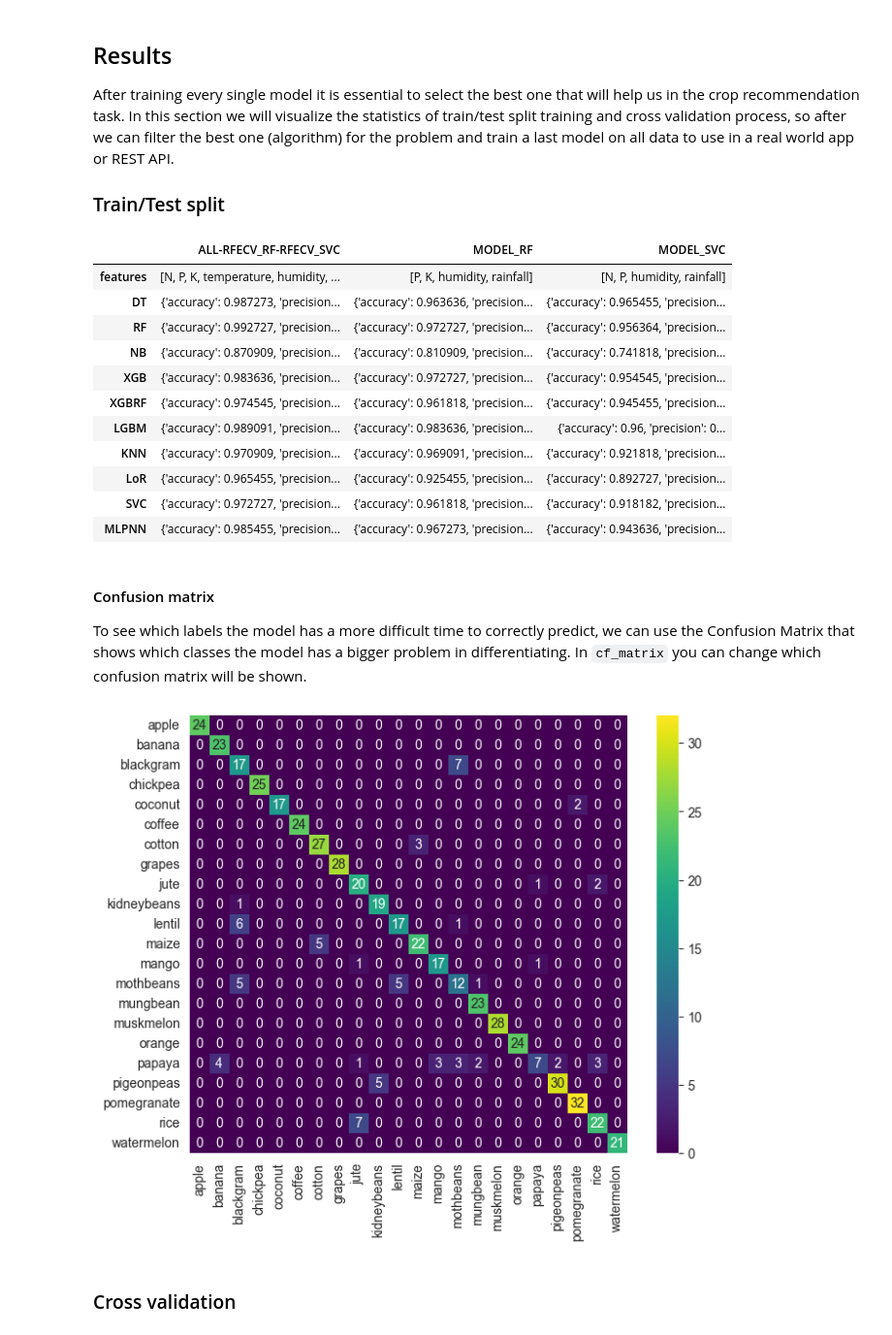
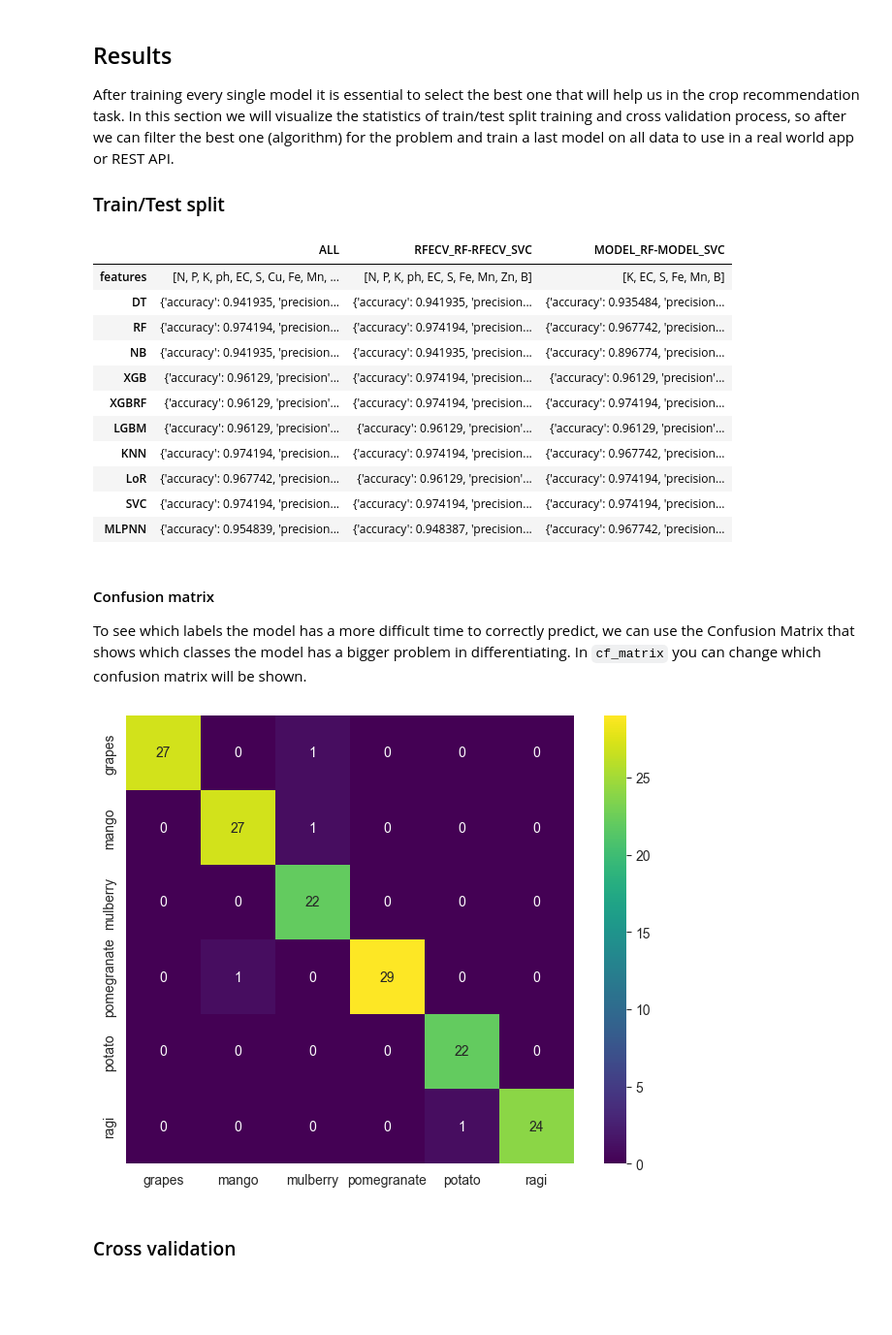
Before and after one commit to miguelmagueijo/CropRecommendation, a Jupyter notebook: src/main.ipynb, the cells around one changed output. Shown: that part at 97% size. Drawn from its saved outputs; the diff is of its cells as text; code cells hidden in the pictures; blank space fills up the shorter version.

```diff
--- a/src/main.ipynb
+++ b/src/main.ipynb
@@ -59,7 +59,7 @@ Load the target crops dataset to an CSV and separate features from target featur
 `crops_labels` - Series that will contain only the target feature / class;
 `ordered_labels` - Numpy array that contains alphabetically ordered all the labels of the dataset.
 # %%
-csv_df = pd.read_csv("../Data/Clean/AtharvaIngle_CR.csv")
+csv_df = pd.read_csv("../Data/Clean/Manikanta_CR.csv")
 
 print(csv_df.head())
 
@@ -82,7 +88,10 @@ Split crops data (default: 75/25) into four sets:
 - `y_train` -> crops target feature to train algorithms (follows the same order `x_train`);
 - `y_test` -> crops target feature to test generated models (follows the same order `x_test`);
 # %%
-x_train, x_test, y_train, y_test = train_test_split(crops_df, crops_labels, random_state=420)
+split_random_state = 420
+split_percentage = 0.25 # 1 - this value = training data size
+
+x_train, x_test, y_train, y_test = train_test_split(crops_df, crops_labels, test_size=split_percentage, random_state=split_random_state)
 
 print(f"Training size: {len(x_train)} ({len(x_train)/len(csv_df)*100}%)\nTest size: {len(x_test)} ({len(x_test)/len(csv_df)*100}%)\n")
 # %% [output]
@@ -150,7 +159,7 @@ In future others algorithms may be considered as well
 `s_random_state` - random value seed to ensure that results of reruns are the same
 `og_selected_features` - dictionary to save all feature selection methods without duplication check
 # %%
-s_random_state = 2024
+fs_random_state = 2024
 og_selected_features = {}
 # %% [markdown]
 ### RFECV
@@ -232,7 +241,7 @@ Also let's define a random seed (`m_random_state`) so we can compare the "same m
 
 **IMPORTANT**: In a first phase of my project, hyperparameter tuning isn't taken in consideration. The reason behind this choice is to verify how well models produced by algorithms with default params perform for this given problem (crop recommendation).
 # %%
-m_random_state = 1374
+training_random_state = 1374
 
 full_name_algorithms = {
     "DT": "Decision Tree",
@@ -251,16 +260,16 @@ need_scale = ("KNN", "LoR", "SVC", "MLPNN")
 need_class_encode = ("XGB", "XGBRF")
 
 algorithms = {
-    "DT": DecisionTreeClassifier(random_state=m_random_state),
-    "RF": RandomForestClassifier(random_state=m_random_state, n_jobs=-1),
+    "DT": DecisionTreeClassifier(random_state=training_random_state),
+    "RF": RandomForestClassifier(random_state=training_random_state, n_jobs=-1),
     "NB": MultinomialNB(),
-    "XGB": XGBClassifier(random_state=m_random_state, n_jobs=-1),
-    "XGBRF": XGBRFClassifier(random_state=m_random_state, n_jobs=-1),
-    "LGBM": LGBMClassifier(random_state=m_random_state, n_jobs=-1, verbose=-1),
+    "XGB": XGBClassifier(random_state=training_random_state, n_jobs=-1),
+    "XGBRF": XGBRFClassifier(random_state=training_random_state, n_jobs=-1),
+    "LGBM": LGBMClassifier(random_state=training_random_state, n_jobs=-1, verbose=-1),
     "KNN": KNeighborsClassifier(n_jobs=-1),
-    "LoR": LogisticRegression(max_iter=500, random_state=m_random_state, n_jobs=-1),
-    "SVC": SVC(random_state=m_random_state),
-    "MLPNN": MLPClassifier(random_state=m_random_state, max_iter=1000),
+    "LoR": LogisticRegression(max_iter=500, random_state=training_random_state, n_jobs=-1),
+    "SVC": SVC(random_state=training_random_state),
+    "MLPNN": MLPClassifier(random_state=training_random_state, max_iter=1000),
 }
 # %% [markdown]
 ### Function to produce evaluation scores (train/test method)
@@ -397,31 +406,31 @@ In this section we will visualize the statistics of train/test split training an
 # %%
 pd.DataFrame.from_dict(tt_results)
 # %% [output]
-|  | ALL-RFECV_RF-RFECV_SVC | MODEL_RF | MODEL_SVC |
-| features | [N, P, K, temperature, humidity, ... | [P, K, humidity, rainfall] | [N, P, humidity, rainfall] |
-| DT | {'accuracy': 0.987273, 'precision... | {'accuracy': 0.963636, 'precision... | {'accuracy': 0.965455, 'precision... |
-| RF | {'accuracy': 0.992727, 'precision... | {'accuracy': 0.972727, 'precision... | {'accuracy': 0.956364, 'precision... |
-| NB | {'accuracy': 0.870909, 'precision... | {'accuracy': 0.810909, 'precision... | {'accuracy': 0.741818, 'precision... |
-| XGB | {'accuracy': 0.983636, 'precision... | {'accuracy': 0.972727, 'precision... | {'accuracy': 0.954545, 'precision... |
-| XGBRF | {'accuracy': 0.974545, 'precision... | {'accuracy': 0.961818, 'precision... | {'accuracy': 0.945455, 'precision... |
-| LGBM | {'accuracy': 0.989091, 'precision... | {'accuracy': 0.983636, 'precision... | {'accuracy': 0.96, 'precision': 0... |
-| KNN | {'accuracy': 0.970909, 'precision... | {'accuracy': 0.969091, 'precision... | {'accuracy': 0.921818, 'precision... |
-| LoR | {'accuracy': 0.965455, 'precision... | {'accuracy': 0.925455, 'precision... | {'accuracy': 0.892727, 'precision... |
-| SVC | {'accuracy': 0.972727, 'precision... | {'accuracy': 0.961818, 'precision... | {'accuracy': 0.918182, 'precision... |
-| MLPNN | {'accuracy': 0.985455, 'precision... | {'accuracy': 0.967273, 'precision... | {'accuracy': 0.943636, 'precision... |
+|  | ALL | RFECV_RF-RFECV_SVC | MODEL_RF-MODEL_SVC |
+| features | [N, P, K, ph, EC, S, Cu, Fe, Mn, ... | [N, P, K, ph, EC, S, Fe, Mn, Zn, B] | [K, EC, S, Fe, Mn, B] |
+| DT | {'accuracy': 0.941935, 'precision... | {'accuracy': 0.941935, 'precision... | {'accuracy': 0.935484, 'precision... |
+| RF | {'accuracy': 0.974194, 'precision... | {'accuracy': 0.974194, 'precision... | {'accuracy': 0.967742, 'precision... |
+| NB | {'accuracy': 0.941935, 'precision... | {'accuracy': 0.941935, 'precision... | {'accuracy': 0.896774, 'precision... |
+| XGB | {'accuracy': 0.96129, 'precision'... | {'accuracy': 0.974194, 'precision... | {'accuracy': 0.96129, 'precision'... |
+| XGBRF | {'accuracy': 0.96129, 'precision'... | {'accuracy': 0.974194, 'precision... | {'accuracy': 0.974194, 'precision... |
+| LGBM | {'accuracy': 0.96129, 'precision'... | {'accuracy': 0.96129, 'precision'... | {'accuracy': 0.96129, 'precision'... |
+| KNN | {'accuracy': 0.974194, 'precision... | {'accuracy': 0.974194, 'precision... | {'accuracy': 0.967742, 'precision... |
+| LoR | {'accuracy': 0.967742, 'precision... | {'accuracy': 0.96129, 'precision'... | {'accuracy': 0.974194, 'precision... |
+| SVC | {'accuracy': 0.974194, 'precision... | {'accuracy': 0.974194, 'precision... | {'accuracy': 0.974194, 'precision... |
+| MLPNN | {'accuracy': 0.954839, 'precision... | {'accuracy': 0.948387, 'precision... | {'accuracy': 0.967742, 'precision... |
 # %% [markdown]
 #### Confusion matrix
 To see which labels the model has a more difficult time to correctly predict, we can use the Confusion Matrix that shows which classes the model has a bigger problem in differentiating.
 In `cf_matrix` you can change which confusion matrix will be shown.
 # %%
-cf_matrix = tt_results["ALL-RFECV_RF-RFECV_SVC"]["NB"]["confusion_matrix"]
+cf_matrix = tt_results["ALL"]["KNN"]["confusion_matrix"]
 
 plt.figure(figsize=(8,6))
 ax = sns.heatmap(cf_matrix, annot=True, cmap="viridis", square=True, xticklabels=ordered_labels, yticklabels=ordered_labels)
 
 plt.show()
 # %% [output]
-[figure, old version]
+[figure, new version]
 # %% [markdown]
 ### Cross validation
 # %%
```
Also changed, not shown: parts of 17 cells of this notebook.
